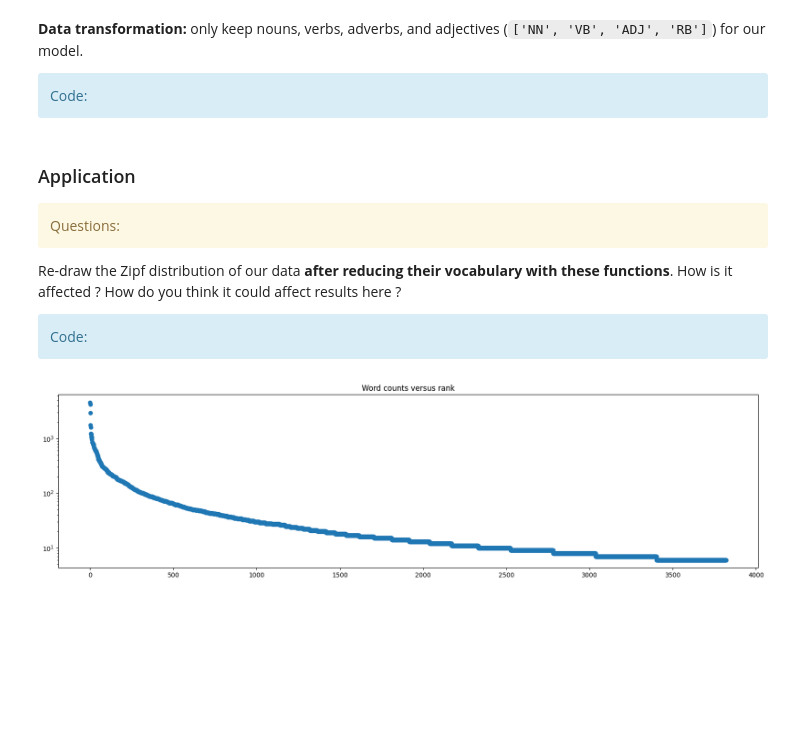
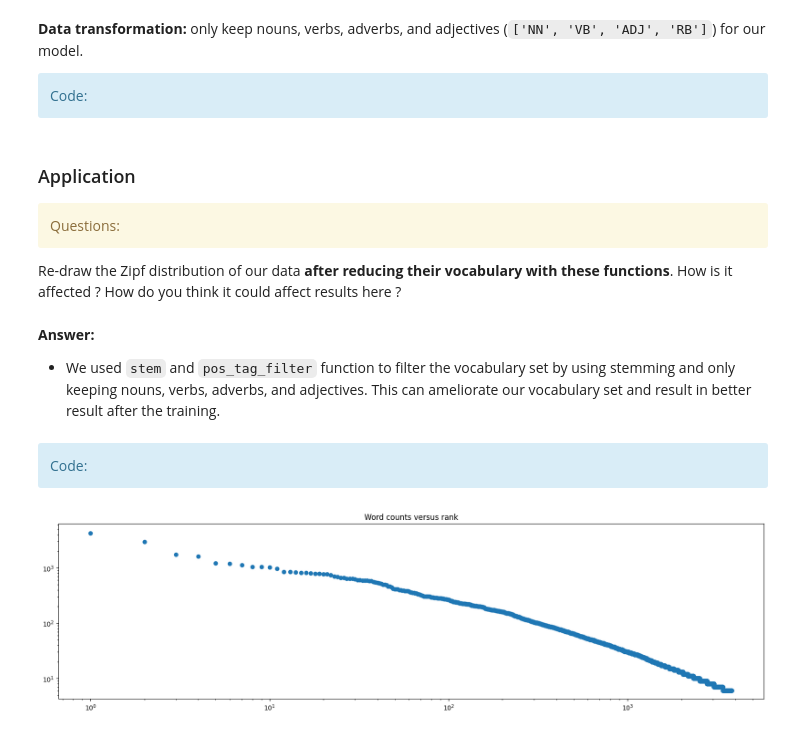
Before and after one commit to kjle/TelecomParis_Promo2025, a Jupyter notebook: SD-TSIA214/TP1/TP_Pre-processing_and_NB_SD-TSIA-214_YANG_Shujian_KANG_Jiale.ipynb, the cells around one changed output. Cells and saved outputs as stored; diff of their text form; code cells hidden in the pictures; blank space fills up the shorter version.

```diff
--- a/SD-TSIA214/TP1/TP_Pre-processing_and_NB_SD-TSIA-214_Students.ipynb
+++ b/SD-TSIA214/TP1/TP_Pre-processing_and_NB_SD-TSIA-214_YANG_Shujian_KANG_Jiale.ipynb
@@ -791,20 +806,26 @@ def pos_tag_filter(X, good_tags=['NN', 'VB', 'ADJ', 'RB']):
             Questions:</div>
 
 Re-draw the Zipf distribution of our data **after reducing their vocabulary with these functions**. How is it affected ? How do you think it could affect results here ?
-
-<div class='alert alert-block alert-info'>
-            Code:</div>
+# %% [markdown]
+**Answer:**
+
+- We used `stem` and `pos_tag_filter` function to filter the vocabulary set by using stemming and only keeping nouns, verbs, adverbs, and adjectives. This can ameliorate our vocabulary set and result in better result after the training.
+# %% [markdown]
+
+<div class='alert alert-block alert-info'>
+            Code:</div>
 # %%
 reduced_corpus = stem(train_texts_reduced)
 reduced_corpus = pos_tag_filter(reduced_corpus)
 
 vocab, word_counts = vocabulary(reduced_corpus)
 counts = sorted(word_counts.values(), reverse=True)
 
 plt.figure(figsize=(20,5))
 plt.title('Word counts versus rank')
 plt.scatter(range(len(counts)), counts)
+plt.xscale('log')
 plt.yscale('log')
 plt.show()
 # %% [output]
-[figure, old version]
+[figure, new version]
```
Also changed, not shown: parts of 14 cells of this notebook, 1 other file.
